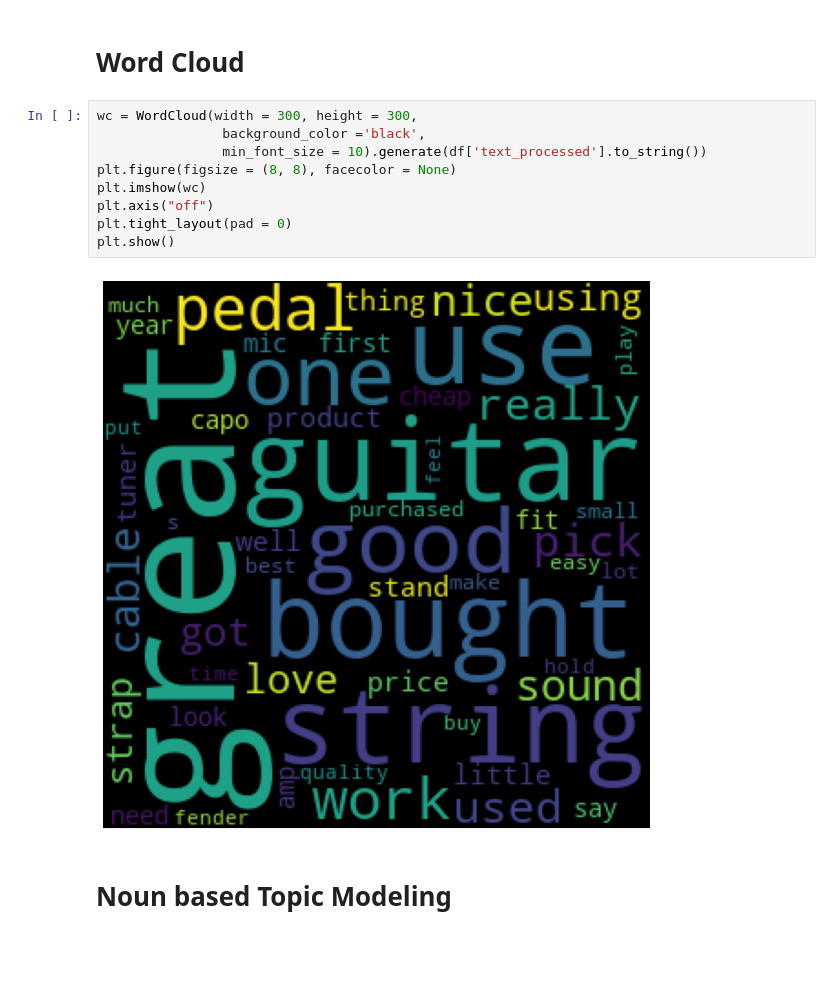
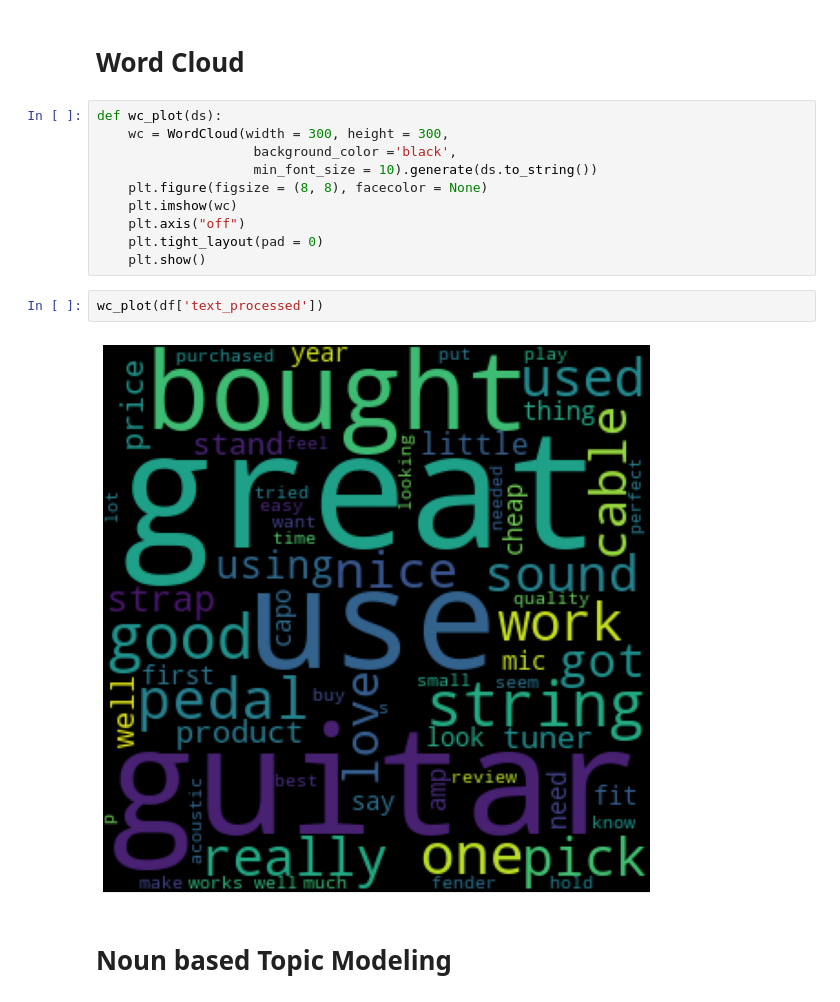
Before and after one commit to muthuganeshece/NLP, a Jupyter notebook: Practise/NLP5.ipynb, the cells around one changed output. Cells and saved outputs as stored; diff of their text form; blank space fills up the shorter version.

```diff
--- a/Practise/NLP5.ipynb
+++ b/Practise/NLP5.ipynb
@@ -107,16 +109,19 @@ df.head()
 # %% [markdown]
 # Word Cloud
 # %%
-wc = WordCloud(width = 300, height = 300,
-                background_color ='black',
-                min_font_size = 10).generate(df['text_processed'].to_string())
-plt.figure(figsize = (8, 8), facecolor = None)
-plt.imshow(wc)
-plt.axis("off")
-plt.tight_layout(pad = 0)
-plt.show()
+def wc_plot(ds):
+    wc = WordCloud(width = 300, height = 300,
+                    background_color ='black',
+                    min_font_size = 10).generate(ds.to_string())
+    plt.figure(figsize = (8, 8), facecolor = None)
+    plt.imshow(wc)
+    plt.axis("off")
+    plt.tight_layout(pad = 0)
+    plt.show()
-# %% [output]
-[figure, removed]
+# %%
+wc_plot(df['text_processed'])
+# %% [output]
+[figure, added]
 # %% [markdown]
 # Noun based Topic Modeling
 # %%
```
Also changed, not shown: parts of 7 cells of this notebook.
